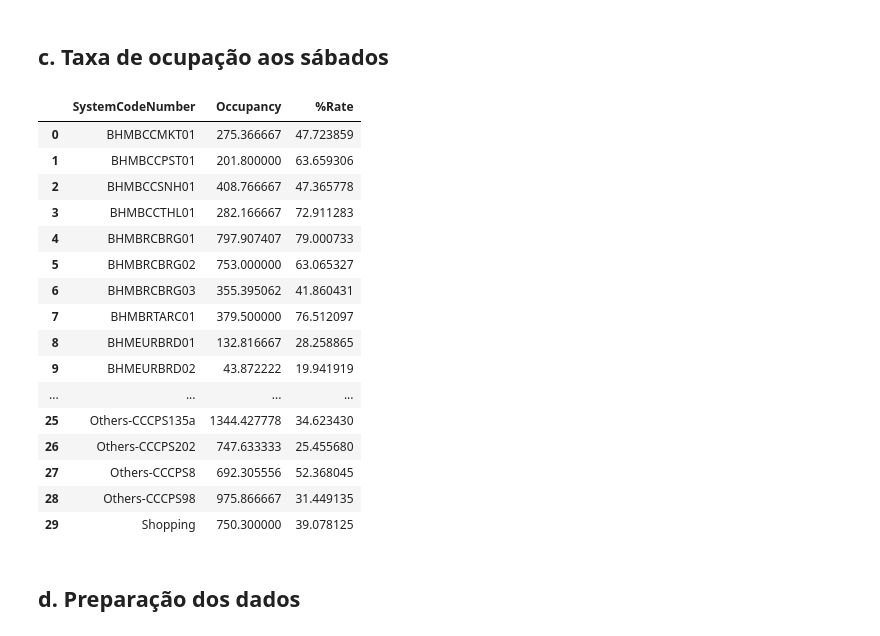
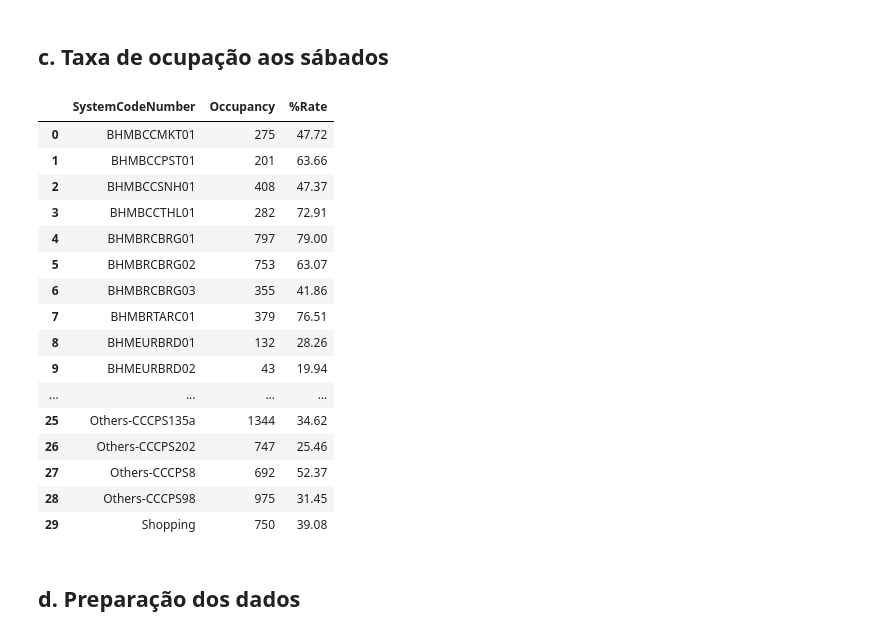
Before and after one commit to AlexanderVieira/training_datascience, a Jupyter notebook: DR1_AT_AlexanderSilva.ipynb, the cells around one changed output. Drawn from its saved outputs; the diff is of its cells as text; code cells hidden in the pictures.

```diff
--- a/DR1_AT_AlexanderSilva.ipynb
+++ b/DR1_AT_AlexanderSilva.ipynb
@@ -572,10 +665,10 @@ sns.barplot(x = 'Occupancy', y = 'SystemCodeNumber', data=dataset_parking_birmin
 # %% [markdown]
 ## **c. Preparação dos dados**
 # %%
-ds = dataset_parking_birmingham.copy()
-ds.LastUpdated = pd.to_datetime(ds.LastUpdated)
-ds['Day'] = ds.LastUpdated.dt.dayofweek
-ds1 = ds[ds['Day'] == 5]
+ds_birmingham = dataset_parking_birmingham.copy()
+ds_birmingham.LastUpdated = pd.to_datetime(ds_birmingham.LastUpdated)
+ds_birmingham['Day'] = ds_birmingham.LastUpdated.dt.dayofweek
+ds1 = ds_birmingham[ds_birmingham['Day'] == 5]
 ds1
 # %% [output]
 |  | SystemCodeNumber | Capacity | Occupancy | LastUpdated | Day |
@@ -616,26 +709,27 @@ ds_capacity
 ## **c. Taxa de ocupação aos sábados**
 # %%
 ds_g = ds1.groupby(['SystemCodeNumber'], as_index=False)['Occupancy'].mean()
-ds_g['%Rate'] = (ds_g['Occupancy'] / ds_capacity['Capacity']) *  100
+ds_g['%Rate'] = round((ds_g['Occupancy'] / ds_capacity['Capacity']) *  100, 2)
+ds_g['Occupancy']= ds_g['Occupancy'].apply(lambda x: math.trunc(x))
 ds_g
 # %% [output]
 |  | SystemCodeNumber | Occupancy | %Rate |
-| 0 | BHMBCCMKT01 | 275.366667 | 47.723859 |
-| 1 | BHMBCCPST01 | 201.800000 | 63.659306 |
-| 2 | BHMBCCSNH01 | 408.766667 | 47.365778 |
-| 3 | BHMBCCTHL01 | 282.166667 | 72.911283 |
-| 4 | BHMBRCBRG01 | 797.907407 | 79.000733 |
-| 5 | BHMBRCBRG02 | 753.000000 | 63.065327 |
-| 6 | BHMBRCBRG03 | 355.395062 | 41.860431 |
-| 7 | BHMBRTARC01 | 379.500000 | 76.512097 |
-| 8 | BHMEURBRD01 | 132.816667 | 28.258865 |
-| 9 | BHMEURBRD02 | 43.872222 | 19.941919 |
+| 0 | BHMBCCMKT01 | 275 | 47.72 |
+| 1 | BHMBCCPST01 | 201 | 63.66 |
+| 2 | BHMBCCSNH01 | 408 | 47.37 |
+| 3 | BHMBCCTHL01 | 282 | 72.91 |
+| 4 | BHMBRCBRG01 | 797 | 79.00 |
+| 5 | BHMBRCBRG02 | 753 | 63.07 |
+| 6 | BHMBRCBRG03 | 355 | 41.86 |
+| 7 | BHMBRTARC01 | 379 | 76.51 |
+| 8 | BHMEURBRD01 | 132 | 28.26 |
+| 9 | BHMEURBRD02 | 43 | 19.94 |
 | ... | ... | ... | ... |
-| 25 | Others-CCCPS135a | 1344.427778 | 34.623430 |
-| 26 | Others-CCCPS202 | 747.633333 | 25.455680 |
-| 27 | Others-CCCPS8 | 692.305556 | 52.368045 |
-| 28 | Others-CCCPS98 | 975.866667 | 31.449135 |
-| 29 | Shopping | 750.300000 | 39.078125 |
+| 25 | Others-CCCPS135a | 1344 | 34.62 |
+| 26 | Others-CCCPS202 | 747 | 25.46 |
+| 27 | Others-CCCPS8 | 692 | 52.37 |
+| 28 | Others-CCCPS98 | 975 | 31.45 |
+| 29 | Shopping | 750 | 39.08 |
 # %% [markdown]
 ## **d. Preparação dos dados**
 # %%
```
Also changed, not shown: parts of 21 cells of this notebook.
